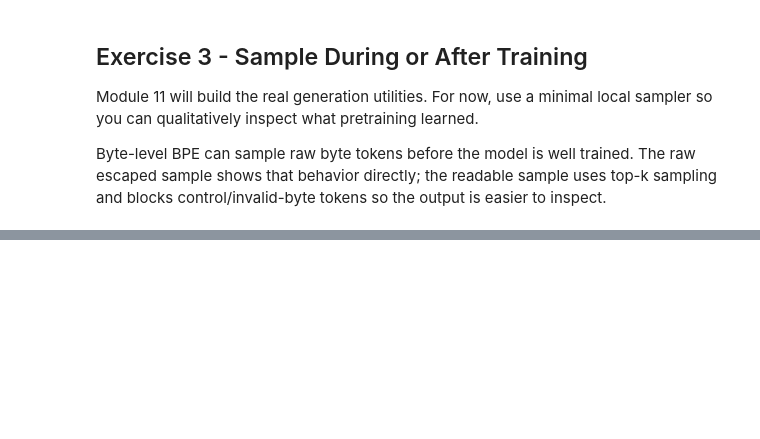
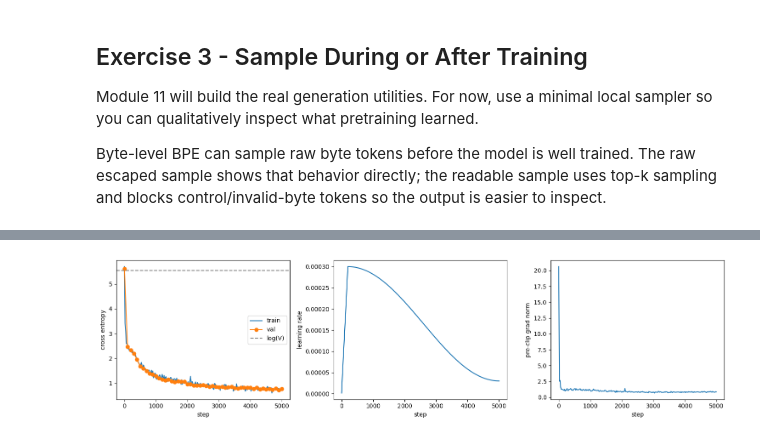
Before and after one commit to Mister-Meeseeks/g2c, a Jupyter notebook: notebooks/solutions/10-your-first-llm.ipynb, the cells around one changed output, grey strips where cells are left out. Drawn from its saved outputs; the diff is of its cells as text; code cells hidden in the pictures; blank space fills up the shorter version.

```diff
--- a/notebooks/solutions/10-your-first-llm.ipynb
+++ b/notebooks/solutions/10-your-first-llm.ipynb
@@ -385,0 +756,19 @@ print(readable_sample)
+# %%
+tinystories_30m_model = None
+tinystories_30m_history = None
+
+if tinystories_ready and run_tinystories_30m:
+    assert tinystories_tokenizer is not None
+    assert tinystories_train_ids is not None
+    assert tinystories_val_ids is not None
+    tinystories_30m_model, tinystories_30m_history = train_scaleup_run(
+        "TinyStories 30M",
+        tokenizer=tinystories_tokenizer,
+        train_ids=tinystories_train_ids,
+        val_ids=tinystories_val_ids,
+        model_config=tinystories_30m_model_config,
+        trainer_config=tinystories_30m_trainer_config,
+        seed=2,
+    )
+elif tinystories_ready:
+    print("TinyStories 30M run disabled. Set run_tinystories_30m = True in the config cell after the 5M run looks healthy.")
@@ -385,0 +786,8 @@ print(readable_sample)
+# %%
+if tinystories_30m_history is not None:
+    assert tinystories_tokenizer is not None
+    plot_training_history(tinystories_30m_history, baseline_loss=math.log(len(tinystories_tokenizer.vocab)))
+elif tinystories_ready:
+    print("Run the TinyStories 30M training cell before plotting curves.")
+# %% [output]
+[figure, added]
```
Also changed, not shown: parts of 29 cells of this notebook, 2 other files.
